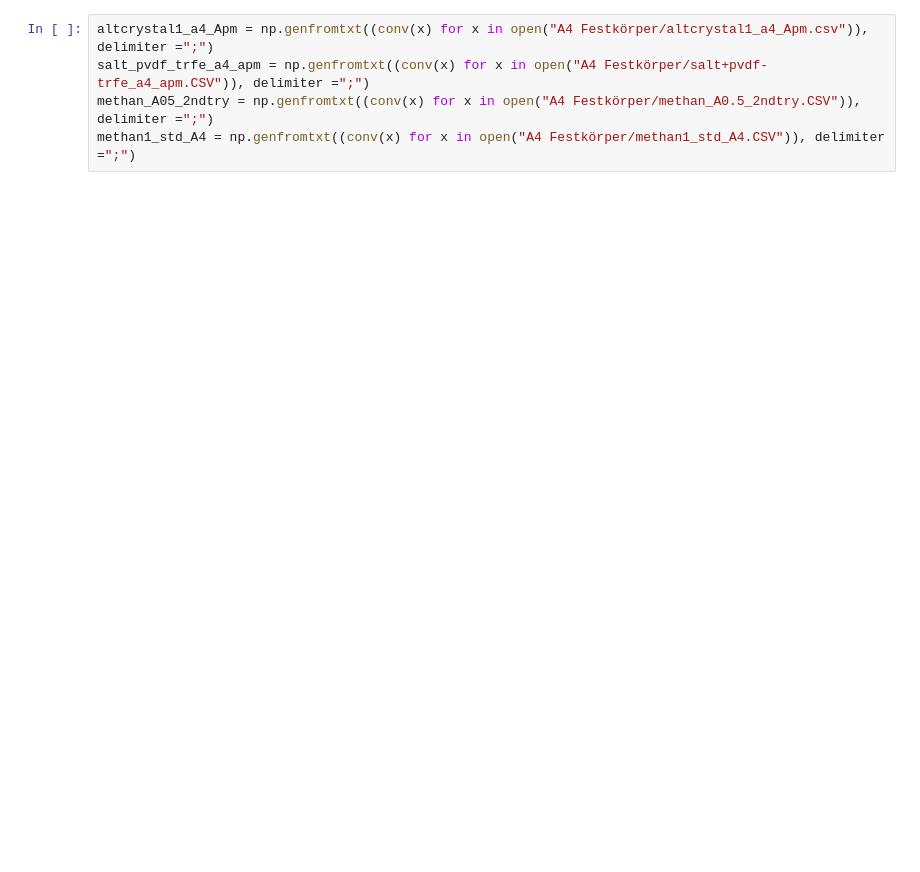
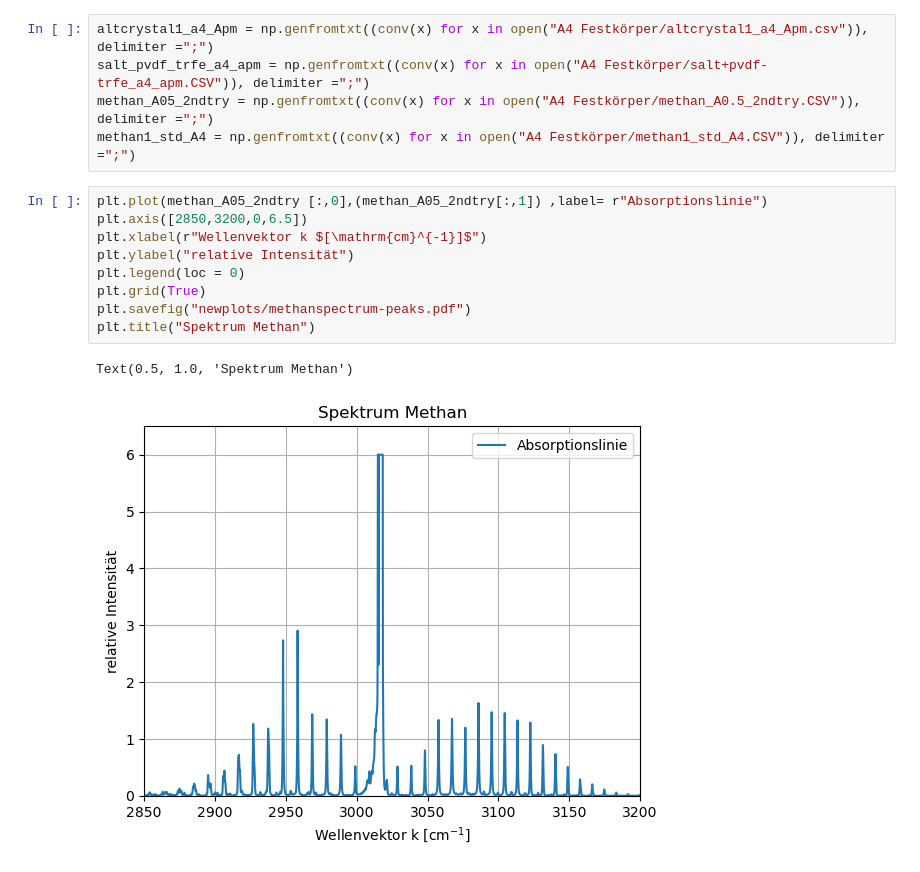
Before and after one commit to iLoveeMilkaa/M1-Lab, a Jupyter notebook: Aufgabe 4.ipynb, the cells around one changed output. Cells and saved outputs as stored; diff of their text form; blank space fills up the shorter version.

```diff
--- a/Aufgabe 4.ipynb
+++ b/Aufgabe 4.ipynb
@@ -11,6 +14,18 @@ altcrystal1_a4_Apm = np.genfromtxt((conv(x) for x in open("A4 Festkörper/altcry
 salt_pvdf_trfe_a4_apm = np.genfromtxt((conv(x) for x in open("A4 Festkörper/salt+pvdf-trfe_a4_apm.CSV")), delimiter =";")
 methan_A05_2ndtry = np.genfromtxt((conv(x) for x in open("A4 Festkörper/methan_A0.5_2ndtry.CSV")), delimiter =";")
 methan1_std_A4 = np.genfromtxt((conv(x) for x in open("A4 Festkörper/methan1_std_A4.CSV")), delimiter =";")
+# %%
+plt.plot(methan_A05_2ndtry [:,0],(methan_A05_2ndtry[:,1]) ,label= r"Absorptionslinie")
+plt.axis([2850,3200,0,6.5])
+plt.xlabel(r"Wellenvektor k $[\mathrm{cm}^{-1}]$")
+plt.ylabel("relative Intensität")
+plt.legend(loc = 0)
+plt.grid(True)
+plt.savefig("newplots/methanspectrum-peaks.pdf")
+plt.title("Spektrum Methan")
+# %% [output]
+Text(0.5, 1.0, 'Spektrum Methan')
+[figure, added]
 # %%
 #plt.figure(figsize = [15,10])
 #plt.plot(methan1_std_A4 [:,0],(methan1_std_A4 [:,1]) ,label= r"Absorptionslinie")
```
Also changed, not shown: parts of 14 cells of this notebook, 5 other files.
